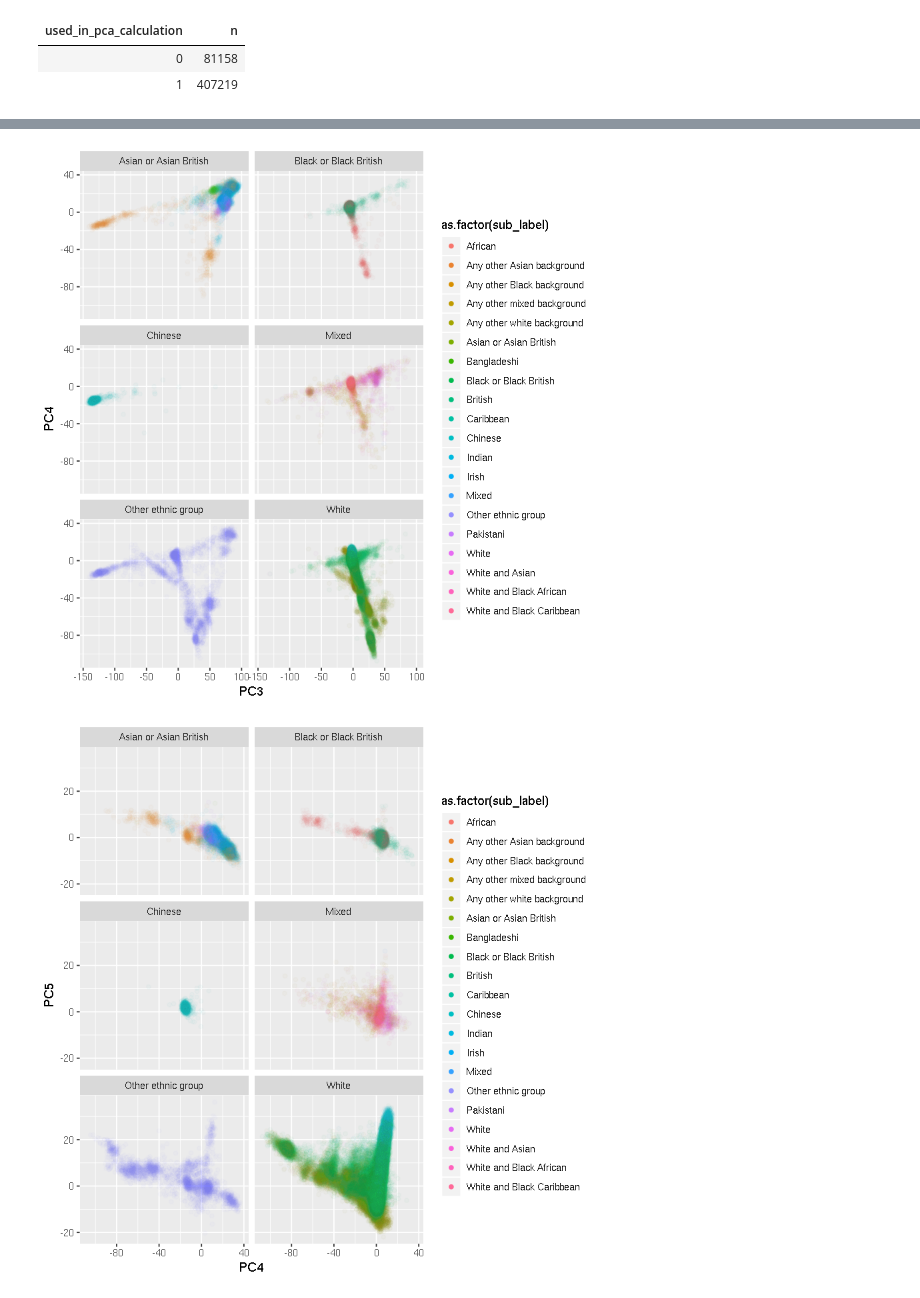
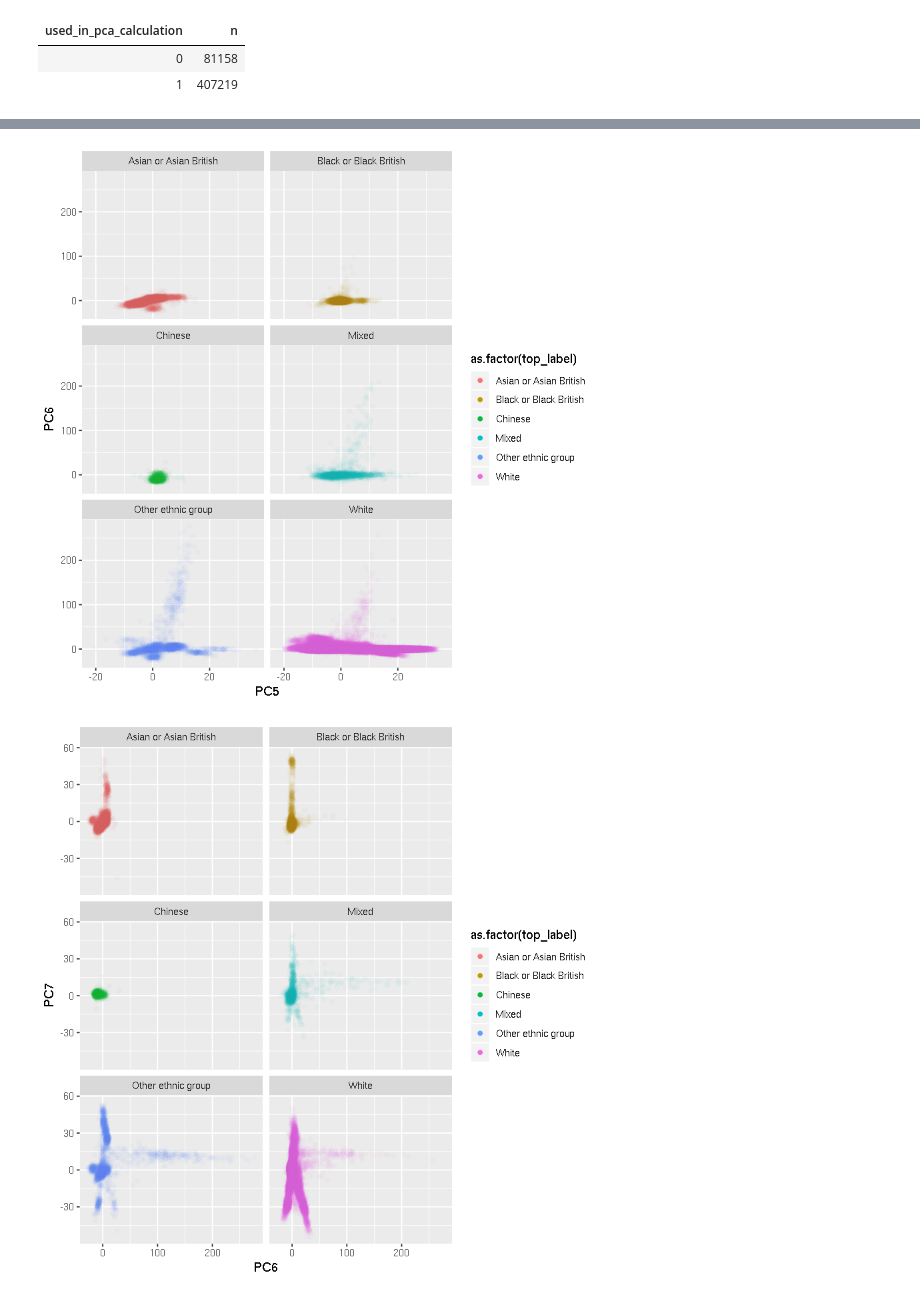
Before and after one commit to rivas-lab/ukbb-tools, a Jupyter notebook: 03_filtering/sample_qc_v3.ipynb, the cells around one changed output, grey strips where cells are left out. Cells and saved outputs as stored; diff of their text form; code cells hidden in the pictures.

```diff
--- a/03_filtering/sample_qc_v3.ipynb
+++ b/03_filtering/sample_qc_v3.ipynb
@@ -67,6 +103,16 @@ read_coding1001 <- function(){
         sub_label = meaning
     )
 }
+# %%
+read_self_reported_ethnicity_all <- function(){
+    '/oak/stanford/groups/mrivas/ukbb24983/phenotypedata/extras/self_reported_ethnicity/misc/ukb9796_ukb24611_f21000.tsv' %>%
+    fread(header=T, data.table=F) %>%
+    rename(
+        f21000_0 = '21000.0.0',
+        f21000_1 = '21000.1.0',
+        f21000_2 = '21000.2.0'
+    )
+}
 # %%
 read_master_sqc <- function(){
     fam_df <- read_fam()
@@ -175,0 +259,10 @@ left_join(
+# %%
+master_sqc_anno_df <- master_sqc_df %>% filter(pass_filter) %>%
+mutate(
+    l_African  = if_else( 260 <= PC1 & 50  <= PC2, T, F),
+    l_S_Asian  = if_else(-170 <= PC2 & PC2 <= -80, T, F),
+    l_E_Asian  = if_else( PC2 <= -230,             T, F),
+    l_European = if_else( -20 <= PC1 & PC1 <= 40 & -25 <= PC2 & PC2 <= 10,  T, F),
+    l_NBW = if_else(l_European & l_self_reported_NBW, T, F),
+    l_WB  = if_else(l_European & in_white_British_ancestry_subset, T, F)
+)
@@ -205,20 +338,16 @@ guides(colour = guide_legend(override.aes = list(alpha = 1)))
 # %%
-master_sqc_df %>%
-drop_na(f21000) %>%
-filter(f21000 != -3, f21000 != -1) %>%
-ggplot(aes(x = PC3, y = PC4, color=as.factor(sub_label))) +
+master_sqc_anno_df %>% drop_na(f21000) %>% filter(f21000 != -3, f21000 != -1) %>%
+ggplot(aes(x = PC5, y = PC6, color=as.factor(top_label))) +
 geom_point(alpha=.025) +
-facet_wrap( ~ top_label, ncol=2) +
-guides(colour = guide_legend(override.aes = list(alpha = 1)))
+guides(colour = guide_legend(override.aes = list(alpha = 1))) +
+facet_wrap( ~ top_label, ncol=2)
 # %% [output]
-[figure, old version]
+[figure, new version]
 # %%
-master_sqc_df %>%
-drop_na(f21000) %>%
-filter(f21000 != -3, f21000 != -1) %>%
-ggplot(aes(x = PC4, y = PC5, color=as.factor(sub_label))) +
+master_sqc_anno_df %>% drop_na(f21000) %>% filter(f21000 != -3, f21000 != -1) %>%
+ggplot(aes(x = PC6, y = PC7, color=as.factor(top_label))) +
 geom_point(alpha=.025) +
-facet_wrap( ~ top_label, ncol=2) +
-guides(colour = guide_legend(override.aes = list(alpha = 1)))
+guides(colour = guide_legend(override.aes = list(alpha = 1))) +
+facet_wrap( ~ top_label, ncol=2)
 # %% [output]
-[figure, old version]
+[figure, new version]
```
Also changed, not shown: parts of 28 cells of this notebook.
